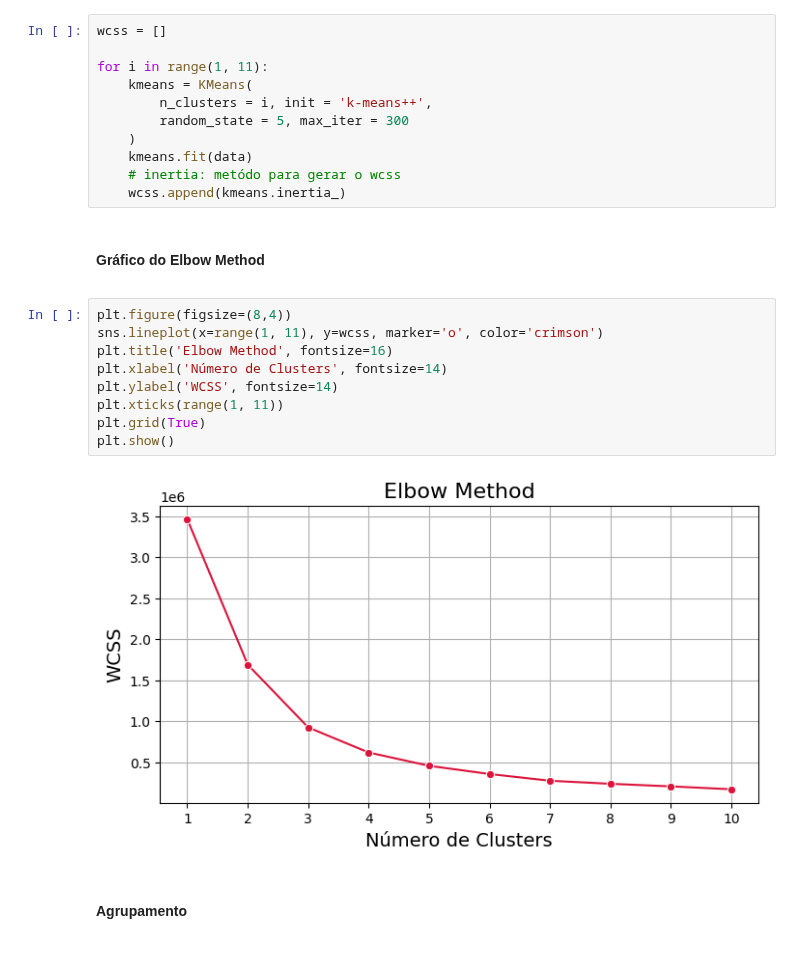
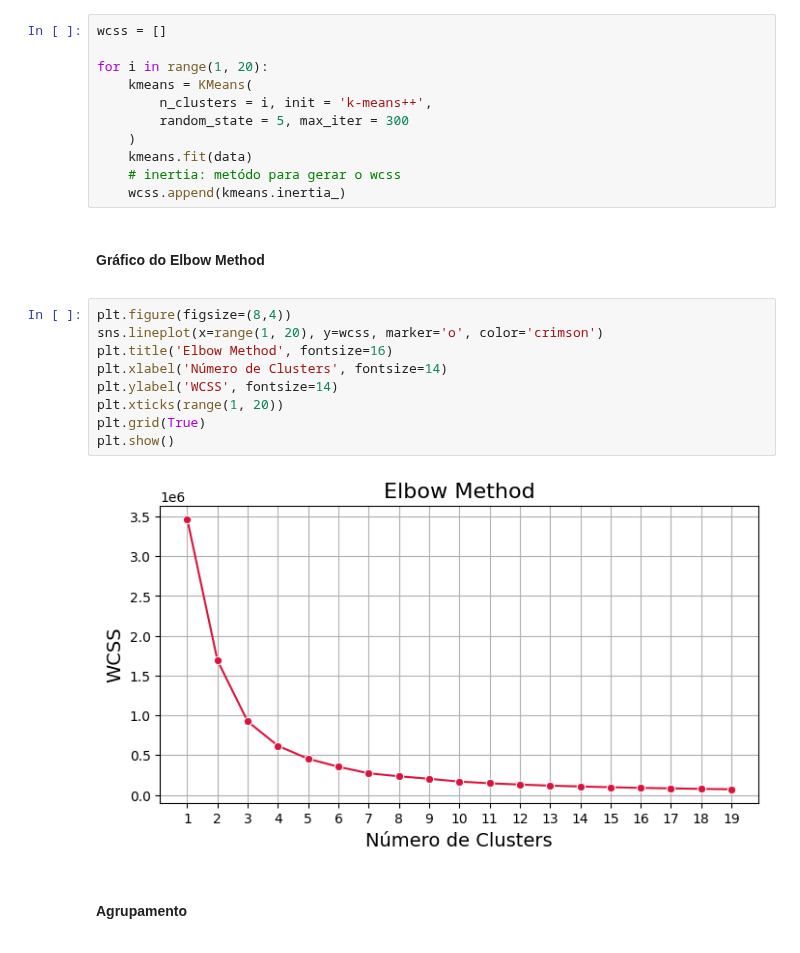
Before and after one commit to SisouDev/iaAlg, a Jupyter notebook: cluster/kmeans.ipynb, the cells around one changed output. Drawn from its saved outputs; the diff is of its cells as text.

```diff
--- a/cluster/kmeans.ipynb
+++ b/cluster/kmeans.ipynb
@@ -347,7 +348,7 @@ data = df_att.iloc[:, 2:4].values
 # %%
 wcss = []
 
-for i in range(1, 11):
+for i in range(1, 20):
     kmeans = KMeans(
         n_clusters = i, init = 'k-means++',
         random_state = 5, max_iter = 300
@@ -362,15 +363,15 @@ for i in range(1, 11):
 </span>
 # %%
 plt.figure(figsize=(8,4))
-sns.lineplot(x=range(1, 11), y=wcss, marker='o', color='crimson')
+sns.lineplot(x=range(1, 20), y=wcss, marker='o', color='crimson')
 plt.title('Elbow Method', fontsize=16)
 plt.xlabel('Número de Clusters', fontsize=14)
 plt.ylabel('WCSS', fontsize=14)
-plt.xticks(range(1, 11))
+plt.xticks(range(1, 20))
 plt.grid(True)
 plt.show()
 # %% [output]
-[figure, old version]
+[figure, new version]
 # %% [markdown]
 <span style="font-family: 'Trebuchet MS', sans-serif;">
 
```
Also changed, not shown: parts of 36 cells of this notebook.
